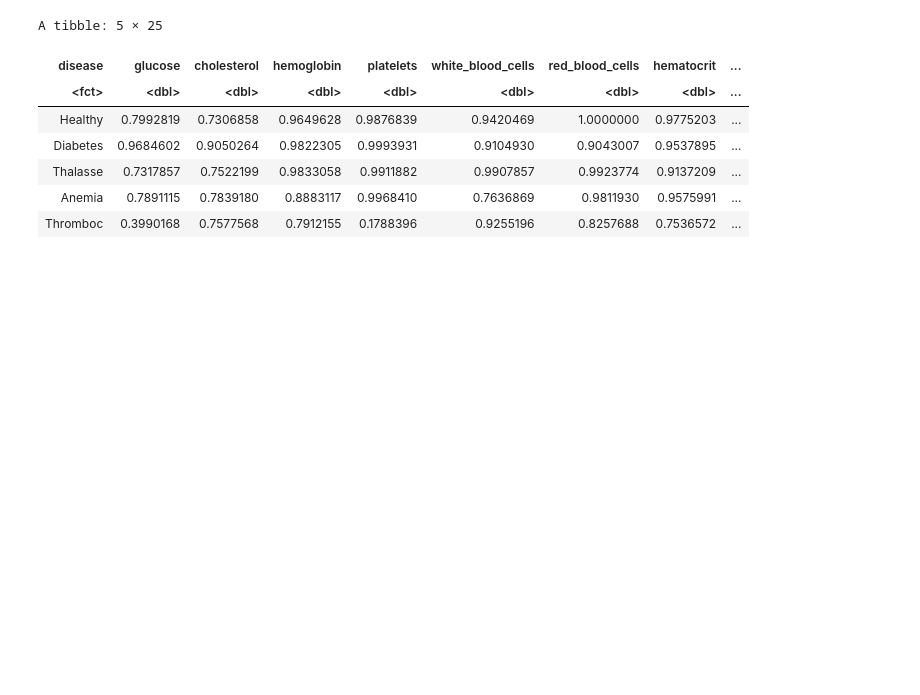
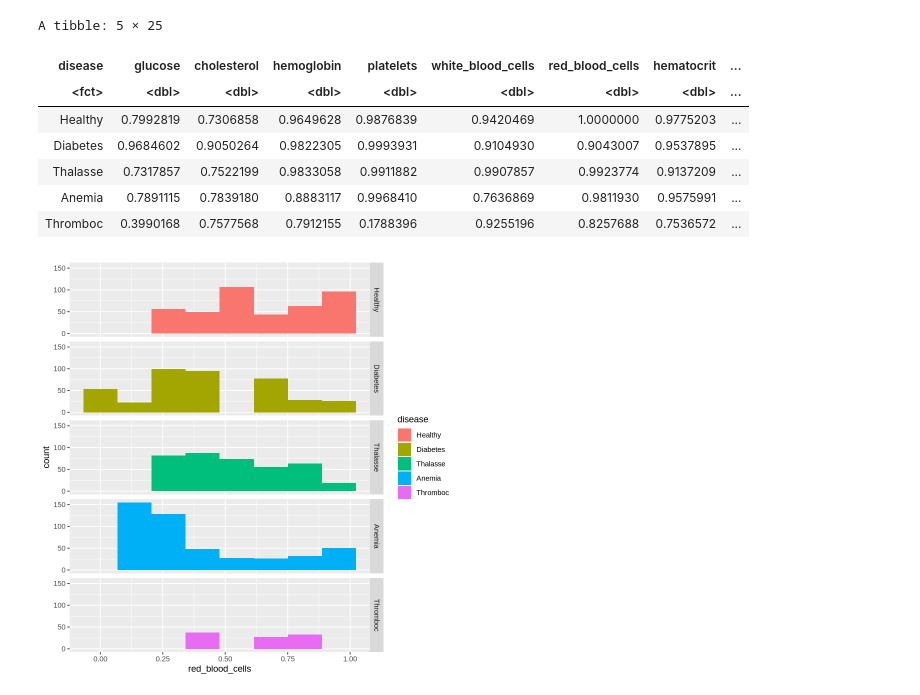
Before and after one commit to kevin-wu01/dsci-100-2023w2-group-39, a Jupyter notebook: group_project_proposal.ipynb, the cells around one changed output. Cells and saved outputs as stored; diff of their text form; code cells hidden in the pictures; blank space fills up the shorter version.

Commit message:
Update graph

```diff
--- a/group_project_proposal.ipynb
+++ b/group_project_proposal.ipynb
@@ -80,3 +91,14 @@ A tibble: 5 × 25
 | Thalasse | 0.7317857 | 0.7522199 | 0.9833058 | 0.9911882 | 0.9907857 | 0.9923774 | 0.9137209 | ... |
 | Anemia | 0.7891115 | 0.7839180 | 0.8883117 | 0.9968410 | 0.7636869 | 0.9811930 | 0.9575991 | ... |
 | Thromboc | 0.3990168 | 0.7577568 | 0.7912155 | 0.1788396 | 0.9255196 | 0.8257688 | 0.7536572 | ... |
+# %%
+# gUYS GYUS GUYS I FINALLY FOUND SOMETHING MEANINGFUL
+# Anemia is a condition where a person doesnt have enough health red blood cells
+# And look look at the histograms anemic people are more on the low side of "red_blood_cells"
+heart_rate_histogram <- training_blood_samples |>
+                        ggplot(aes(x=red_blood_cells, fill = disease)) +
+                        geom_histogram(bins = 8) +
+                        facet_grid(rows = vars(disease))
+heart_rate_histogram
+# %% [output]
+[figure, added]
```
Also changed, not shown: parts of 1 cell of this notebook.
